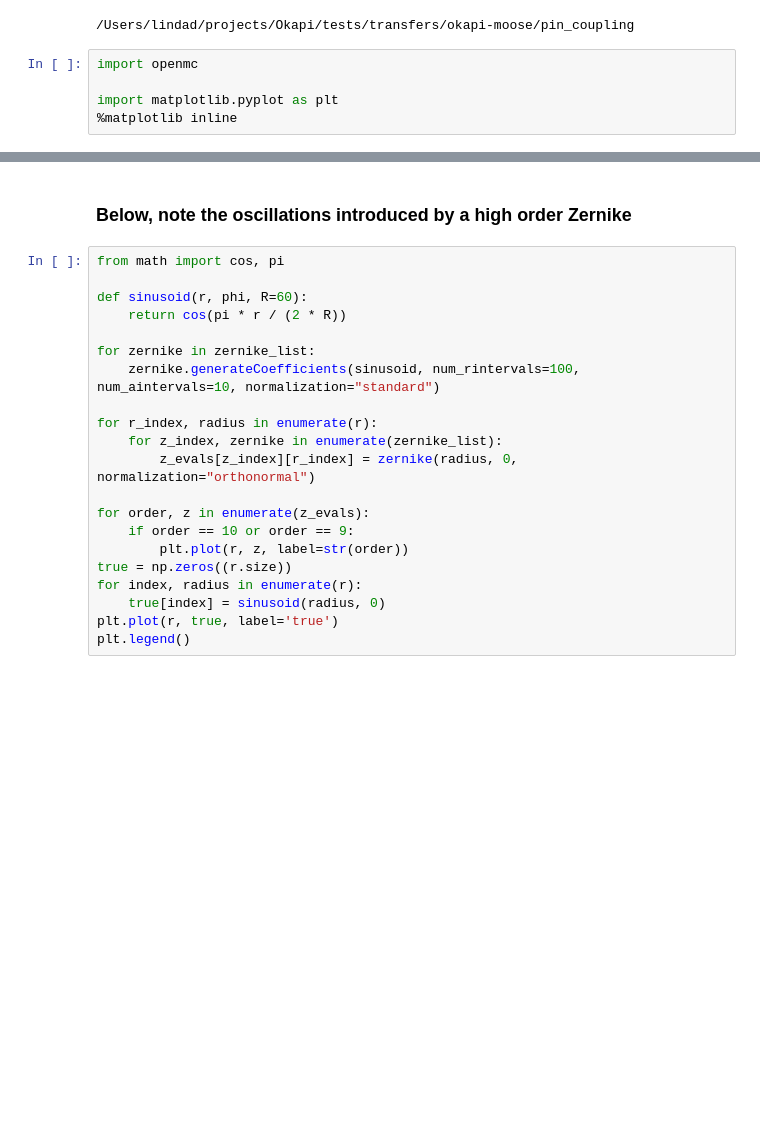
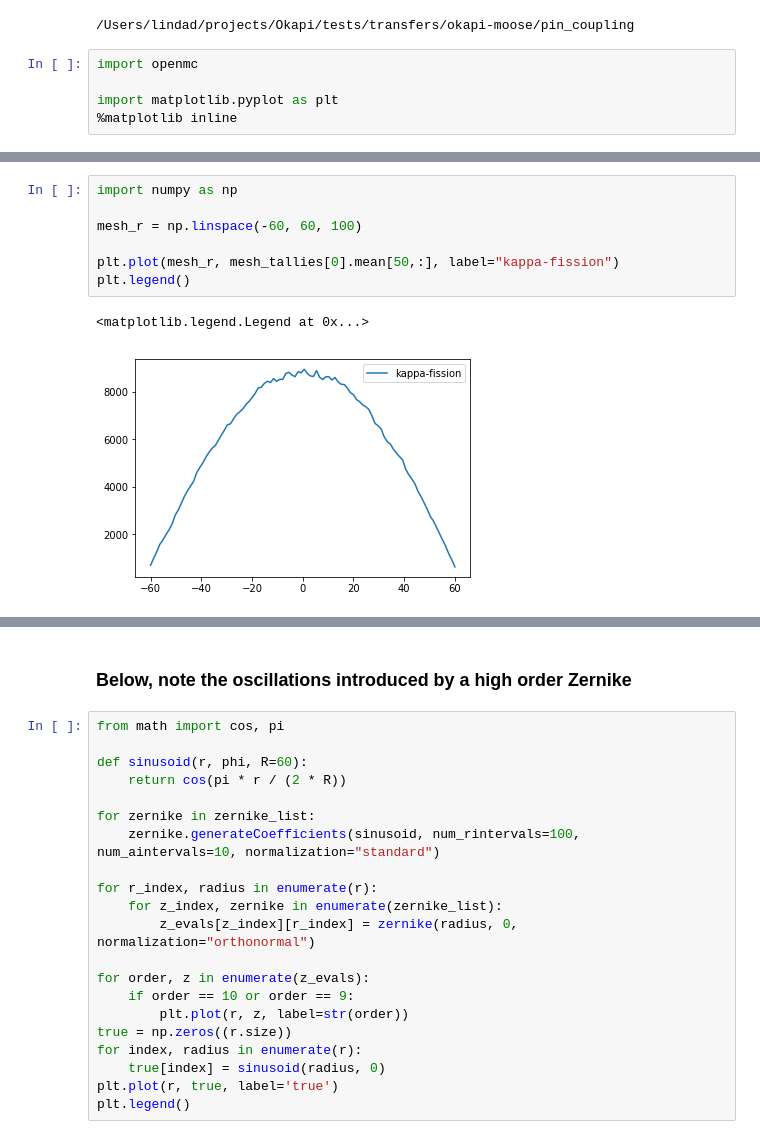
Before and after one commit to JIMMY-KSU/jupyter_notebooks, a Jupyter notebook: oscillatory-zernikes.ipynb, the cells around one changed output, grey strips where cells are left out. Cells and saved outputs as stored; diff of their text form; blank space fills up the shorter version.

```diff
--- a/oscillatory-zernikes.ipynb
+++ b/oscillatory-zernikes.ipynb
@@ -32,0 +27,10 @@ for order in range(max_order + 1):
+# %%
+import numpy as np
+
+mesh_r = np.linspace(-60, 60, 100)
+
+plt.plot(mesh_r, mesh_tallies[0].mean[50,:], label="kappa-fission")
+plt.legend()
+# %% [output]
+<matplotlib.legend.Legend at 0x...>
+[figure, added]
```
Also changed, not shown: parts of 36 cells of this notebook.
